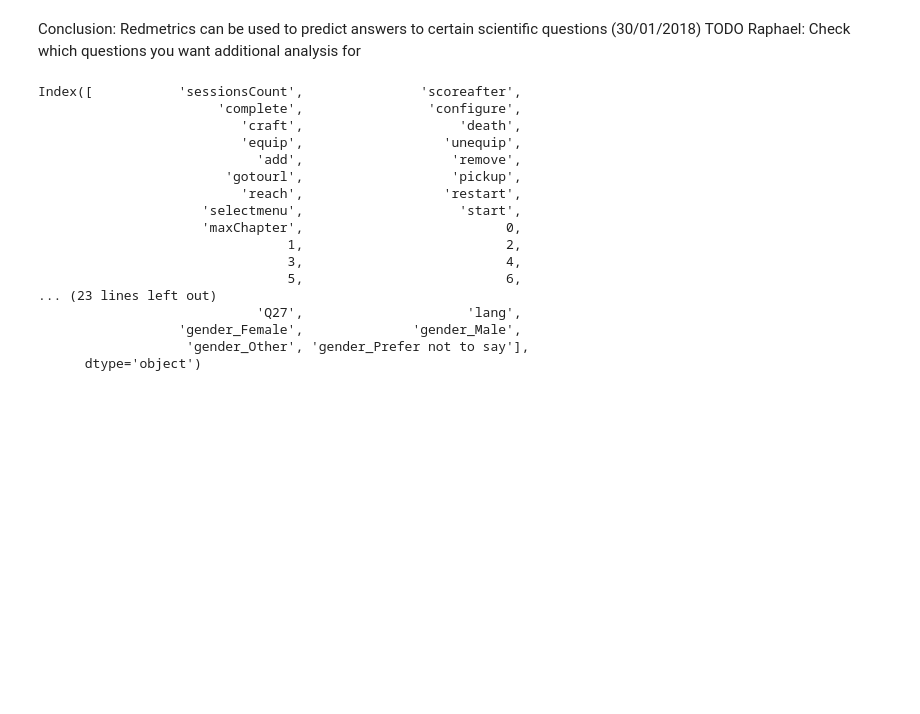
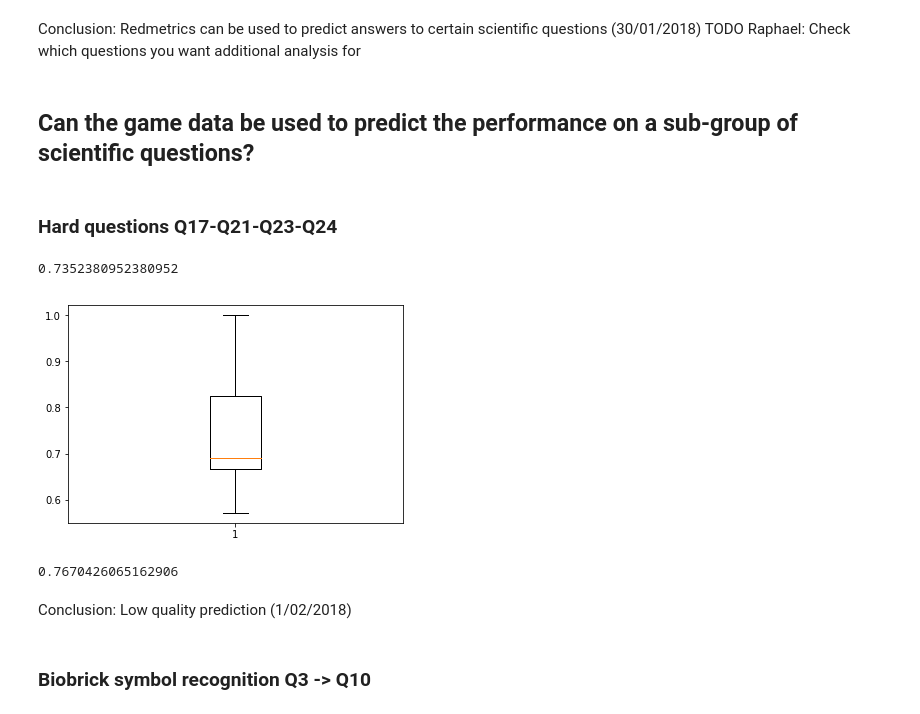
Before and after one commit to CyberCRI/dataanalysis-herocoli-redmetrics, a Jupyter notebook: v1.52/Data mining/Classification.ipynb, the cells around one changed output. Cells and saved outputs as stored; diff of their text form; code cells hidden in the pictures; blank space fills up the shorter version.

Commit message:
More classification analysis

```diff
--- a/v1.52/Data mining/Classification.ipynb
+++ b/v1.52/Data mining/Classification.ipynb
@@ -317,23 +313,44 @@ allScores
 # %% [markdown]
 Conclusion: Redmetrics can be used to predict answers to certain scientific questions (30/01/2018)
 TODO Raphael: Check which questions you want additional analysis for
-# %%
-gameAndCorrectedAfterDataClassif.columns
-# %% [output]
-Index([           'sessionsCount',               'scoreafter',
-                       'complete',                'configure',
-                          'craft',                    'death',
-                          'equip',                  'unequip',
-                            'add',                   'remove',
-                        'gotourl',                   'pickup',
-                          'reach',                  'restart',
-                     'selectmenu',                    'start',
-                     'maxChapter',                          0,
-                                1,                          2,
-                                3,                          4,
-                                5,                          6,
-... (23 lines left out)
-                            'Q27',                     'lang',
-                  'gender_Female',              'gender_Male',
-                   'gender_Other', 'gender_Prefer not to say'],
-      dtype='object')
+# %% [markdown]
+## Can the game data be used to predict the performance on a sub-group of scientific questions?
+# %% [markdown]
+### Hard questions Q17-Q21-Q23-Q24
+# %%
+# Remove id
+anonymousData = gameAndCorrectedAfterDataClassif.drop("anonymousID", axis = 1)
+
+# Get features and target
+features = pd.concat([anonymousData.loc[:,"sessionsCount":"maxChapter"], anonymousData.loc[:,"gameInterest":"androidPlay"]], axis=1)
+target = anonymousData.loc[:,["Q17", "Q21", "Q23", "Q24"]].astype(int).sum(axis=1)
+target = target.apply(lambda x: 0 if x < 3 else 1)
+
+# Add polynomial features
+secondDegreeFeatures = preprocessing.PolynomialFeatures(degree=2, interaction_only=False, include_bias=True)
+features = secondDegreeFeatures.fit_transform(features)
+
+# Center and scale data
+features = preprocessing.scale(features)
+
+# Classify using extra tree classifiers, more random than random forest methods
+clf = ExtraTreesClassifier(n_estimators=10, max_depth=None, min_samples_split=2, random_state=0, bootstrap=True)
+scores = cross_val_score(clf, features, target, cv=10)
+
+# Display plot
+boxplot(scores)
+scores.mean()
+# %% [output]
+0.7352380952380952
+[figure, added]
+# %%
+# Classify using random forests -accounts for the small size of the dataset and the categorical nature of the features, limit overfitting
+clf = RandomForestClassifier(n_estimators=10, max_depth=None, min_samples_split=2, random_state=0, bootstrap=True)
+scores = cross_val_score(clf, features, target)
+scores.mean()
+# %% [output]
+0.7670426065162906
+# %% [markdown]
+Conclusion: Low quality prediction (1/02/2018)
+# %% [markdown]
+### Biobrick symbol recognition Q3 -> Q10
```
Also changed, not shown: parts of 33 cells of this notebook, 1 other file.
